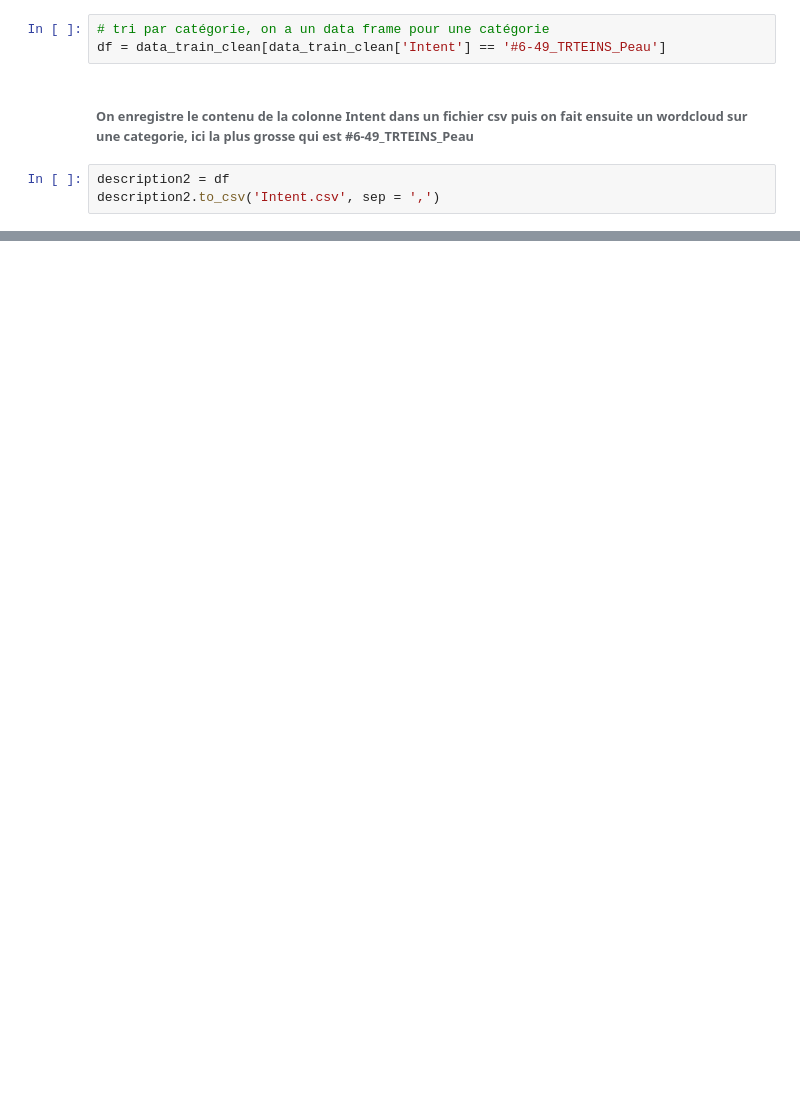
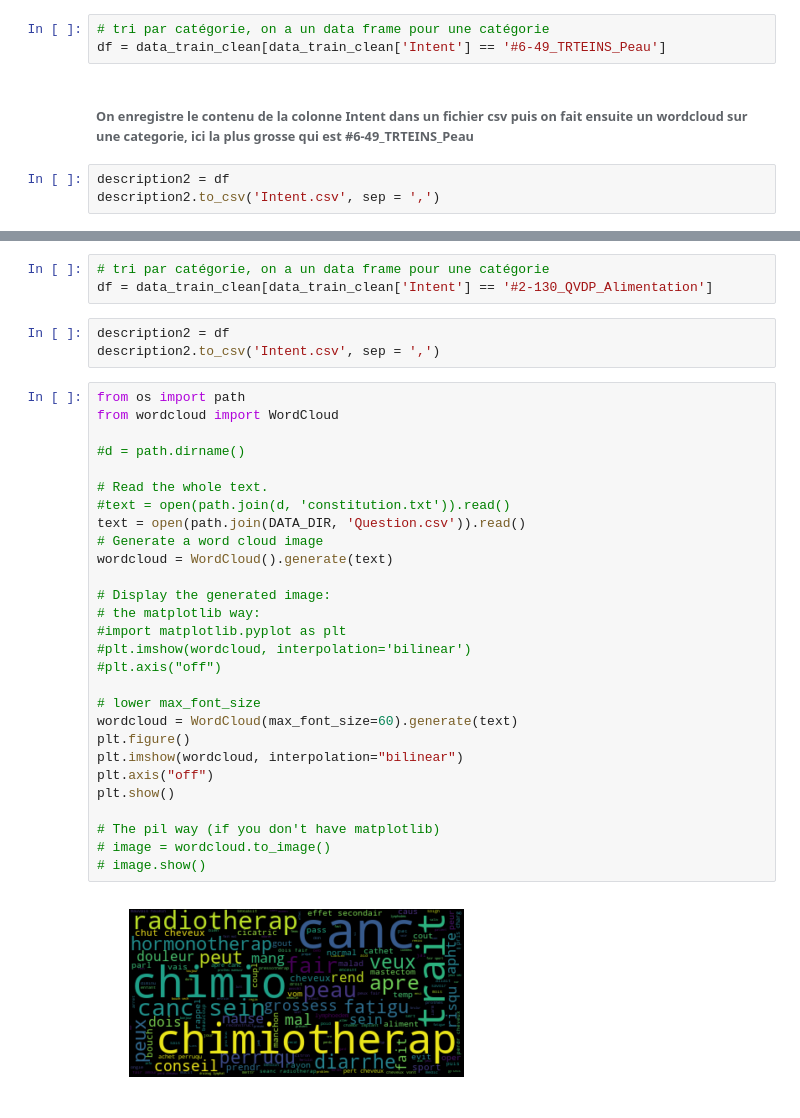
Before and after one commit to emmaboucheron/chatbot, a Jupyter notebook: wordcloud_projet.ipynb, the cells around one changed output, grey strips where cells are left out. Saved outputs shown, nothing was run; the diff lists cells and outputs as text; blank space fills up the shorter version.

```diff
--- a/wordcloud_projet.ipynb
+++ b/wordcloud_projet.ipynb
@@ -371,0 +385,36 @@ plt.show()
+# %%
+# tri par catégorie, on a un data frame pour une catégorie
+df = data_train_clean[data_train_clean['Intent'] == '#2-130_QVDP_Alimentation']
+# %%
+description2 = df
+description2.to_csv('Intent.csv', sep = ',')
+# %%
+from os import path
+from wordcloud import WordCloud
+
+#d = path.dirname()
+
+# Read the whole text.
+#text = open(path.join(d, 'constitution.txt')).read()
+text = open(path.join(DATA_DIR, 'Question.csv')).read()
+# Generate a word cloud image
+wordcloud = WordCloud().generate(text)
+
+# Display the generated image:
+# the matplotlib way:
+#import matplotlib.pyplot as plt
+#plt.imshow(wordcloud, interpolation='bilinear')
+#plt.axis("off")
+
+# lower max_font_size
+wordcloud = WordCloud(max_font_size=60).generate(text)
+plt.figure()
+plt.imshow(wordcloud, interpolation="bilinear")
+plt.axis("off")
+plt.show()
+
+# The pil way (if you don't have matplotlib)
+# image = wordcloud.to_image()
+# image.show()
+# %% [output]
+[figure, added]
```
Also changed, not shown: parts of 21 cells of this notebook.
